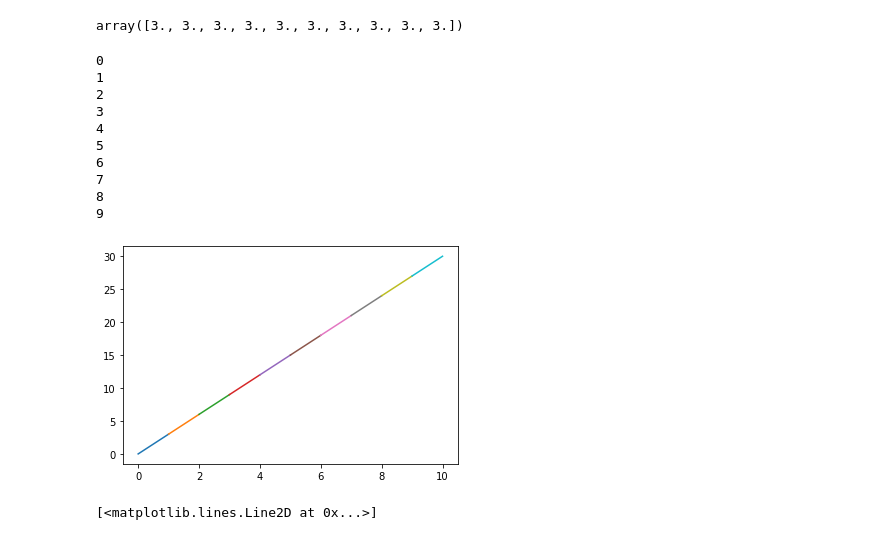
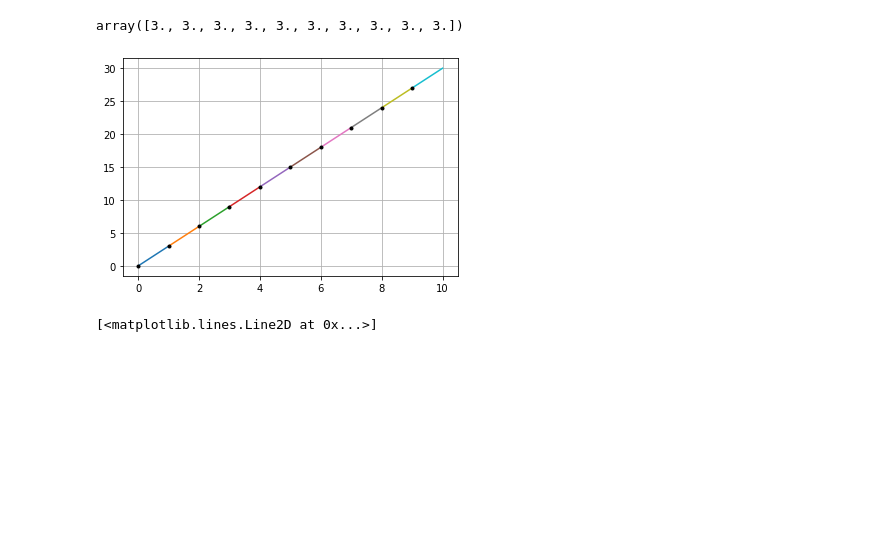
Before and after one commit to restrepo/Calculus, a Jupyter notebook: Differential_Calculus.ipynb, the cells around one changed output. Cells and saved outputs as stored; diff of their text form; code cells hidden in the pictures; blank space fills up the shorter version.

```diff
--- a/Differential_Calculus.ipynb
+++ b/Differential_Calculus.ipynb
@@ -74,20 +74,12 @@ m
 array([3., 3., 3., 3., 3., 3., 3., 3., 3., 3.])
 # %%
 for i in range(Δx.size):
-    print(i)
-    plt.plot(x[i:i+2],y(x[i:i+2]))
+    plt.plot(x[i:i+2],m[i]*x[i:i+2])
+
+plt.plot(x[:-1],y(x[:-1]),'k.')
+plt.grid()
 # %% [output]
-0
-1
-2
-3
-4
-5
-6
-7
-8
-9
-[figure, old version]
+[figure, new version]
 # %%
 plt.plot(Δx[i:i+2],Δy[i:i+2])
 # %% [output]
```
